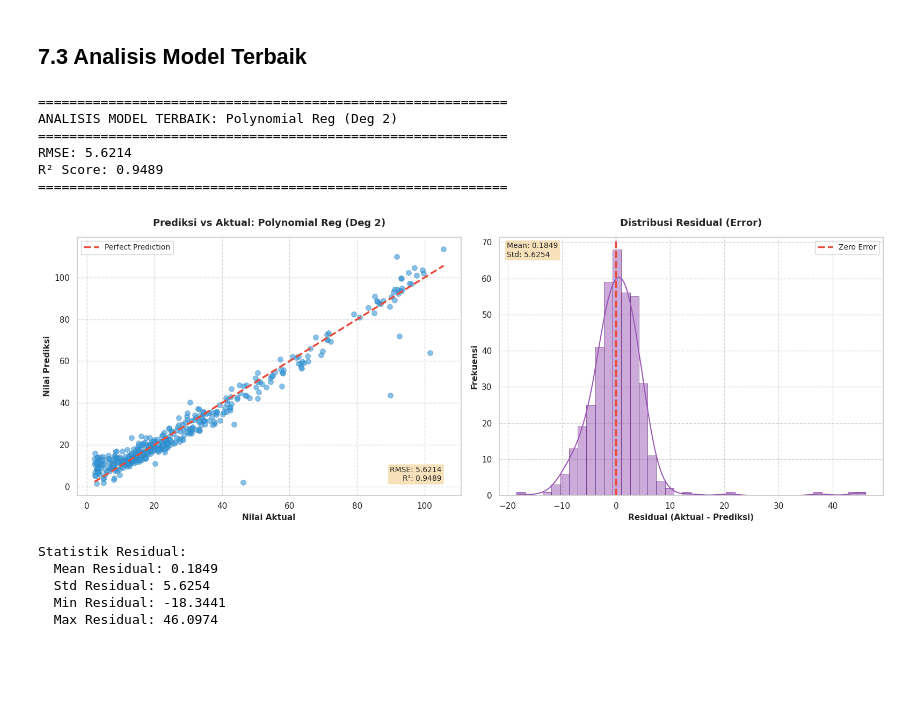
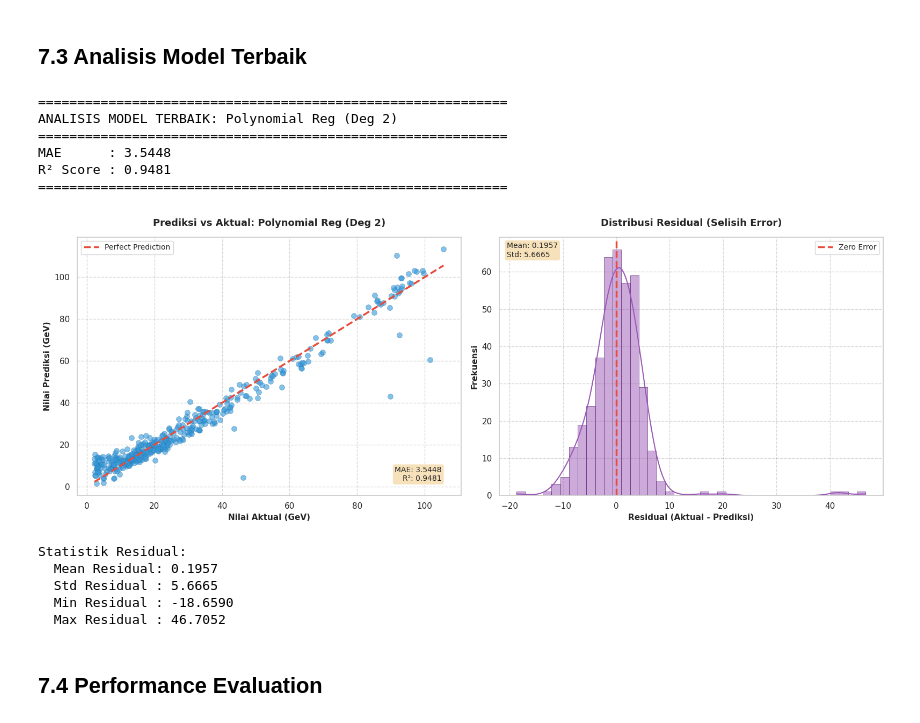
Before and after one commit to Imronrsya/CERN-Electron-Collision-Data, a Jupyter notebook: CERN_Electron_Collision_Data_Tubes_ML.ipynb, the cells around one changed output. Cells and saved outputs as stored; diff of their text form; code cells hidden in the pictures; blank space fills up the shorter version.

```diff
--- a/CERN_Electron_Collision_Data_Tubes_ML.ipynb
+++ b/CERN_Electron_Collision_Data_Tubes_ML.ipynb
@@ -944,7 +1414,7 @@ RMSE (Std): 1.0129
 ## 7.1 Hitung Metrik Evaluasi
 # %%
 print("\n" + "="*60)
-print("EVALUASI PERFORMA MODEL PADA DATA TESTING")
+print("EVALUASI PERFORMA MODEL PADA DATA TESTING (Fokus MAE & R²)")
 print("="*60)
 
 final_results = []
@@ -953,28 +1423,25 @@ for name, model in trained_models.items():
     y_pred = model.predict(X_test_scaled)
 
     mae = mean_absolute_error(y_test, y_pred)
-    rmse = np.sqrt(mean_squared_error(y_test, y_pred))
     r2 = r2_score(y_test, y_pred)
 
     final_results.append({
         "Model": name,
         "MAE": mae,
-        "RMSE": rmse,
         "R2 Score": r2
     })
 
-df_final = pd.DataFrame(final_results).sort_values(by="RMSE", ascending=True)
+df_final = pd.DataFrame(final_results).sort_values(by="R2 Score", ascending=False)
 
 print(f"\nJumlah Model Dievaluasi: {len(df_final)}")
 print(f"Data Testing: {len(y_test)} sampel")
 
 print("\n" + "="*60)
-print("HASIL EVALUASI (Diurutkan berdasarkan RMSE)")
+print("HASIL EVALUASI")
 print("="*60)
 
 styled_df = df_final.style.format({
     "MAE": "{:.4f}",
-    "RMSE": "{:.4f}",
     "R2 Score": "{:.4f}"
 })
 
@@ -986,12 +1453,7 @@ print("="*60)
 print("MAE (Mean Absolute Error):")
 print("  - Rata-rata selisih absolut antara prediksi dan aktual")
 print("  - Semakin rendah semakin baik")
-print("  - Satuan: GeV (sama dengan target)")
-
-print("\nRMSE (Root Mean Squared Error):")
-print("  - Akar dari rata-rata kuadrat error")
-print("  - Lebih sensitif terhadap outlier dibanding MAE")
-print("  - Semakin rendah semakin baik")
+print("  - Lebih disukai karena tidak bias oleh outlier ekstrem")
 print("  - Satuan: GeV (sama dengan target)")
 
 print("\nR² Score (Coefficient of Determination):")
@@ -1006,7 +1468,6 @@ print("="*60)
 best_model = df_final.iloc[0]
 print(f"\nModel: {best_model['Model']}")
 print(f"  MAE      : {best_model['MAE']:.4f} GeV")
-print(f"  RMSE     : {best_model['RMSE']:.4f} GeV")
 print(f"  R² Score : {best_model['R2 Score']:.4f}")
 
 if best_model['R2 Score'] >= 0.9:
@@ -1187,8 +1643,9 @@ MODEL TERBAIK KESELURUHAN: Polynomial Reg (Deg 2)
 ## 7.3 Analisis Model Terbaik
 # %%
 best_model_name = df_final.iloc[0]["Model"]
-best_model_rmse = df_final.iloc[0]["RMSE"]
+best_model_mae = df_final.iloc[0]["MAE"]
 best_model_r2 = df_final.iloc[0]["R2 Score"]
+
 best_model = trained_models[best_model_name]
 
 y_pred_best = best_model.predict(X_test_scaled)
@@ -1197,8 +1654,8 @@ residuals = y_test - y_pred_best
 print(f"\n{'='*60}")
 print(f"ANALISIS MODEL TERBAIK: {best_model_name}")
 print(f"{'='*60}")
-print(f"RMSE: {best_model_rmse:.4f}")
-print(f"R² Score: {best_model_r2:.4f}")
+print(f"MAE      : {best_model_mae:.4f}")
+print(f"R² Score : {best_model_r2:.4f}")
 print(f"{'='*60}\n")
 
 fig, axes = plt.subplots(1, 2, figsize=(16, 6))
@@ -1208,52 +1665,54 @@ axes[0].plot([y_test.min(), y_test.max()], [y_test.min(), y_test.max()],
              color='#E74C3C', linestyle='--', linewidth=2.5, label='Perfect Prediction')
 
 axes[0].set_title(f"Prediksi vs Aktual: {best_model_name}", fontsize=13, fontweight='bold', pad=15)
-axes[0].set_xlabel("Nilai Aktual", fontsize=11, fontweight='bold')
-axes[0].set_ylabel("Nilai Prediksi", fontsize=11, fontweight='bold')
+axes[0].set_xlabel("Nilai Aktual (GeV)", fontsize=11, fontweight='bold')
+axes[0].set_ylabel("Nilai Prediksi (GeV)", fontsize=11, fontweight='bold')
 axes[0].legend(loc='upper left', fontsize=10)
 axes[0].grid(True, linestyle='--', alpha=0.3, color='gray')
 axes[0].set_axisbelow(True)
 
-rmse_text = f"RMSE: {best_model_rmse:.4f}\nR²: {best_model_r2:.4f}"
-axes[0].text(0.95, 0.05, rmse_text, transform=axes[0].transAxes,
+stats_text_1 = f"MAE: {best_model_mae:.4f}\nR²: {best_model_r2:.4f}"
+axes[0].text(0.95, 0.05, stats_text_1, transform=axes[0].transAxes,
              fontsize=10, verticalalignment='bottom', horizontalalignment='right',
              bbox=dict(boxstyle='round', facecolor='wheat', alpha=0.9))
 
 sns.histplot(residuals, bins=40, kde=True, color='#9B59B6', ax=axes[1], edgecolor='#6C3483', linewidth=0.5)
 axes[1].axvline(0, color='#E74C3C', linestyle='--', linewidth=2.5, label='Zero Error')
 
-axes[1].set_title("Distribusi Residual (Error)", fontsize=13, fontweight='bold', pad=15)
+axes[1].set_title("Distribusi Residual (Selisih Error)", fontsize=13, fontweight='bold', pad=15)
 axes[1].set_xlabel("Residual (Aktual - Prediksi)", fontsize=11, fontweight='bold')
 axes[1].set_ylabel("Frekuensi", fontsize=11, fontweight='bold')
 axes[1].legend(loc='upper right', fontsize=10)
 axes[1].grid(True, linestyle='--', alpha=0.3, color='gray')
 axes[1].set_axisbelow(True)
 
 mean_residual = residuals.mean()
 std_residual = residuals.std()
-stats_text = f"Mean: {mean_residual:.4f}\nStd: {std_residual:.4f}"
-axes[1].text(0.02, 0.98, stats_text, transform=axes[1].transAxes,
+stats_text_2 = f"Mean: {mean_residual:.4f}\nStd: {std_residual:.4f}"
+axes[1].text(0.02, 0.98, stats_text_2, transform=axes[1].transAxes,
              fontsize=10, verticalalignment='top', horizontalalignment='left',
              bbox=dict(boxstyle='round', facecolor='wheat', alpha=0.9))
 
 plt.tight_layout()
 plt.show()
 
 print("\nStatistik Residual:")
 print(f"  Mean Residual: {mean_residual:.4f}")
-print(f"  Std Residual: {std_residual:.4f}")
-print(f"  Min Residual: {residuals.min():.4f}")
-print(f"  Max Residual: {residuals.max():.4f}")
+print(f"  Std Residual : {std_residual:.4f}")
+print(f"  Min Residual : {residuals.min():.4f}")
+print(f"  Max Residual : {residuals.max():.4f}")
 # %% [output]
 ============================================================
 ANALISIS MODEL TERBAIK: Polynomial Reg (Deg 2)
 ============================================================
-RMSE: 5.6214
-R² Score: 0.9489
+MAE      : 3.5448
+R² Score : 0.9481
 ============================================================
-[figure, old version]
+[figure, new version]
 Statistik Residual:
-  Mean Residual: 0.1849
-  Std Residual: 5.6254
-  Min Residual: -18.3441
-  Max Residual: 46.0974
+  Mean Residual: 0.1957
+  Std Residual : 5.6665
+  Min Residual : -18.6590
+  Max Residual : 46.7052
+# %% [markdown]
+## 7.4 Performance Evaluation
```
Also changed, not shown: parts of 12 cells of this notebook.
